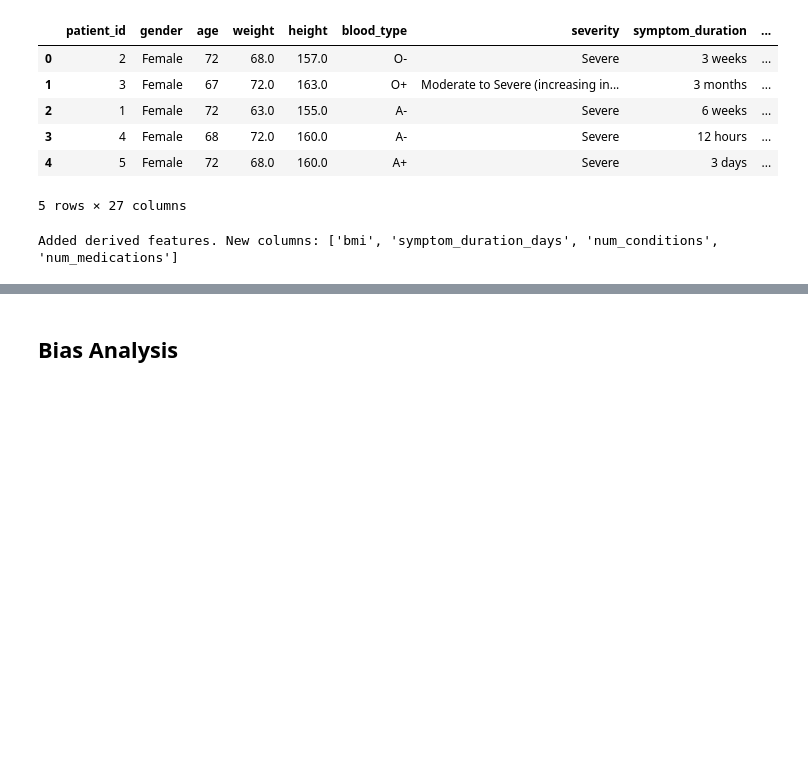
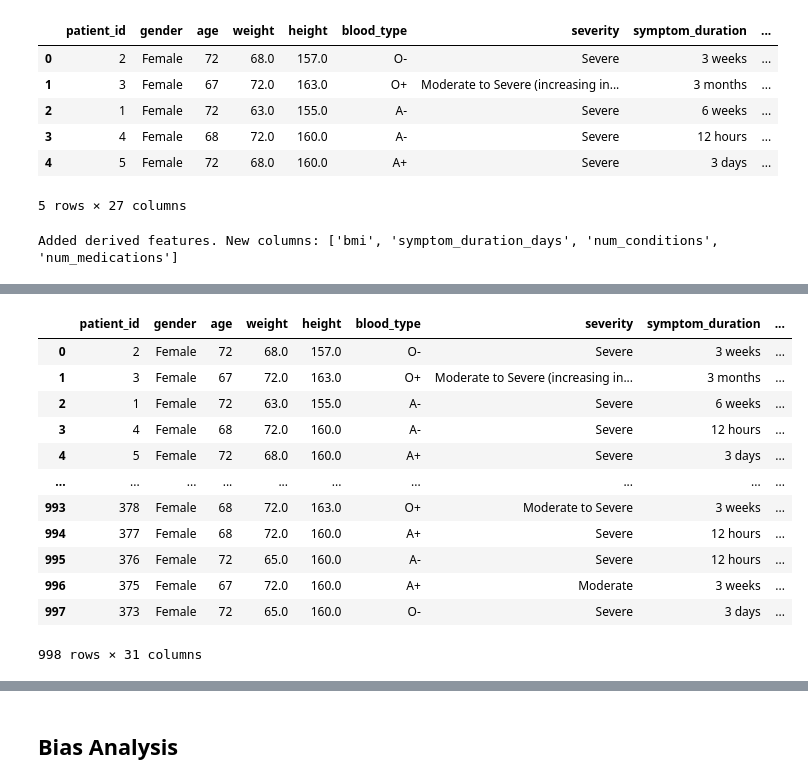
Before and after one commit to agirishkumar/MedScript, a Jupyter notebook: models/analyze_model.ipynb, the cells around one changed output, grey strips where cells are left out. Saved outputs shown, nothing was run; the diff lists cells and outputs as text; code cells hidden in the pictures; blank space fills up the shorter version.

```diff
--- a/models/analyze_model.ipynb
+++ b/models/analyze_model.ipynb
@@ -155,3 +161,19 @@ Added derived features. New columns: ['bmi', 'symptom_duration_days', 'num_condi
+# %%
+df
+# %% [output]
+|  | patient_id | gender | age | weight | height | blood_type | severity | symptom_duration | ... |
+| 0 | 2 | Female | 72 | 68.0 | 157.0 | O- | Severe | 3 weeks | ... |
+| 1 | 3 | Female | 67 | 72.0 | 163.0 | O+ | Moderate to Severe (increasing in... | 3 months | ... |
+| 2 | 1 | Female | 72 | 63.0 | 155.0 | A- | Severe | 6 weeks | ... |
+| 3 | 4 | Female | 68 | 72.0 | 160.0 | A- | Severe | 12 hours | ... |
+| 4 | 5 | Female | 72 | 68.0 | 160.0 | A+ | Severe | 3 days | ... |
+| ... | ... | ... | ... | ... | ... | ... | ... | ... | ... |
+| 993 | 378 | Female | 68 | 72.0 | 163.0 | O+ | Moderate to Severe | 3 weeks | ... |
+| 994 | 377 | Female | 68 | 72.0 | 160.0 | A+ | Severe | 12 hours | ... |
+| 995 | 376 | Female | 72 | 65.0 | 160.0 | A- | Severe | 12 hours | ... |
+| 996 | 375 | Female | 67 | 72.0 | 160.0 | A+ | Moderate | 3 weeks | ... |
+| 997 | 373 | Female | 72 | 65.0 | 160.0 | O- | Severe | 3 days | ... |
+998 rows × 31 columns
 # %%
 def calculate_bleu(references, candidates, weights):
     """Calculate BLEU score"""
```
Also changed, not shown: parts of 12 cells of this notebook, 1 other file.
